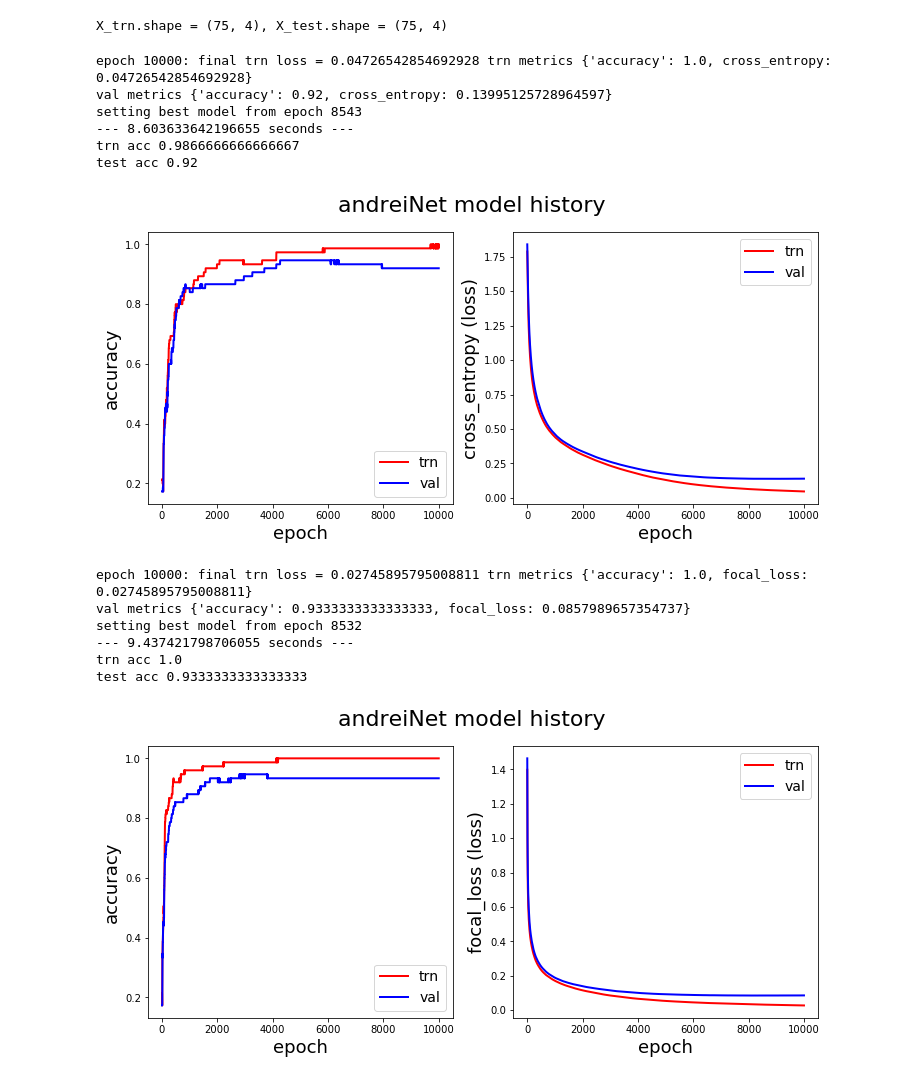
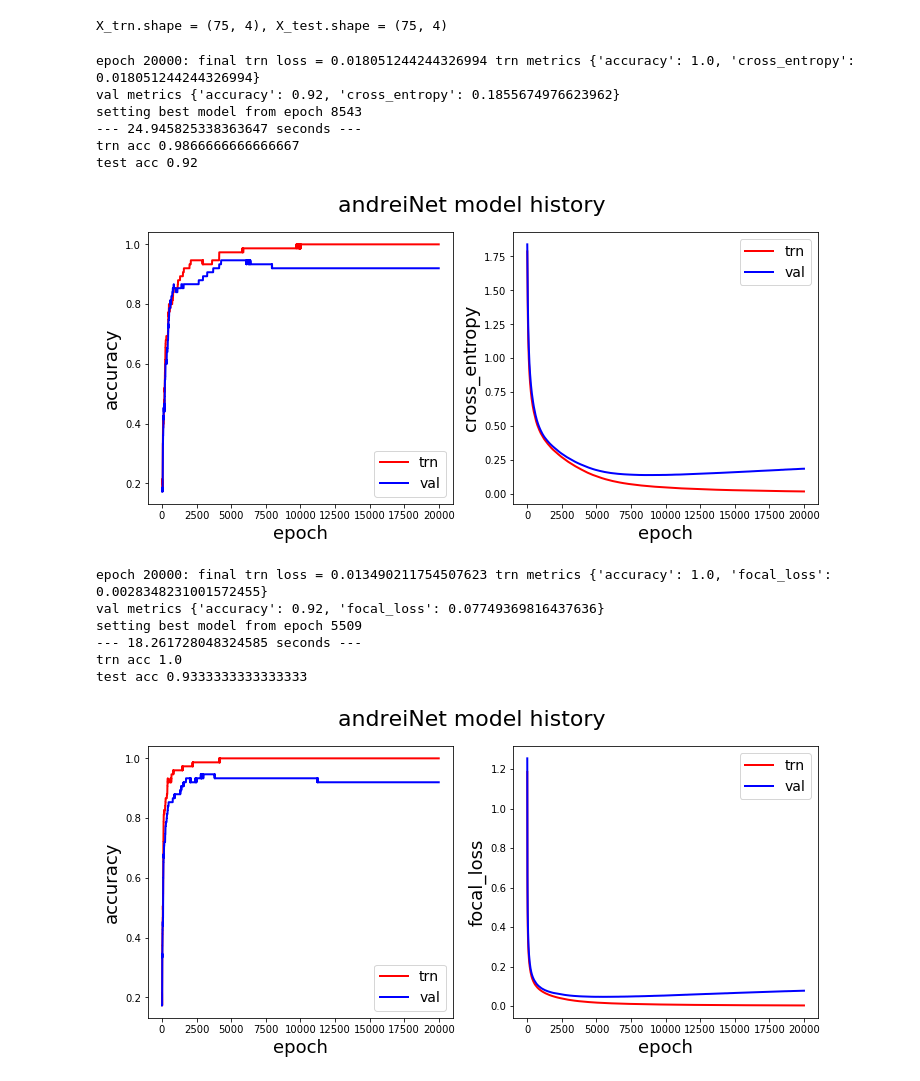
Before and after one commit to amourav/neural_network_from_scratch, a Jupyter notebook: neural_network_demo_classification_FocalLoss.ipynb, the cells around one changed output. Saved outputs shown, nothing was run; the diff lists cells and outputs as text; code cells hidden in the pictures.

Commit message:
metrics updated from func to class

```diff
--- a/neural_network_demo_classification_FocalLoss.ipynb
+++ b/neural_network_demo_classification_FocalLoss.ipynb
@@ -129,7 +129,7 @@ activation = 'relu'
 batch_size = 50
 random_state = 0
 lr = 0.001
-n_epochs = 10000
+n_epochs = 20000
 weight_init = 'he_norm'
 hidden_layers = (20, 20, )
 # %%
@@ -167,33 +167,33 @@ print("--- %s seconds ---" % (delta_1))
 print('trn acc', accuracy(y_pred_trn, y_trn))
 print('test acc', accuracy(y_pred_test, y_test))
 # %% [output]
-epoch 10000: final trn loss = 0.04726542854692928 trn metrics {'accuracy': 1.0, cross_entropy: 0.04726542854692928}
-val metrics {'accuracy': 0.92, cross_entropy: 0.13995125728964597}
+epoch 20000: final trn loss = 0.018051244244326994 trn metrics {'accuracy': 1.0, 'cross_entropy': 0.018051244244326994}
+val metrics {'accuracy': 0.92, 'cross_entropy': 0.1855674976623962}
 setting best model from epoch 8543
---- 8.603633642196655 seconds ---
+--- 24.945825338363647 seconds ---
 trn acc 0.9866666666666667
 test acc 0.92
 # %%
 # Plot neural network history
 fig_size = (12, 5)
-x_axis = np.arange(len(nn.trn_metric_hist[loss]))
+x_axis = np.arange(len(nn.trn_metric_hist[str(loss)]))
 metrics = nn.trn_metric_hist.keys()
 fig, axs = plt.subplots(1, 2, figsize=fig_size)
 
 for i, metric in enumerate(metrics):
     axs[i].plot(x_axis, nn.trn_metric_hist[metric], c='r', linewidth=2, label='trn')
     axs[i].plot(x_axis, nn.val_metric_hist[metric], c='b', linewidth=2, label='val')
     axs[i].set_xlabel('epoch', fontsize=18)
     axs[i].set_ylabel(metric, fontsize=18)
     if metric == loss:
         axs[i].set_ylabel(str(metric)+' (loss)',
                           fontsize=18)
     axs[i].legend(prop={'size': 14})
 
 plt.suptitle('andreiNet model history', fontsize=22)
 plt.show()
 # %% [output]
-[figure, old version]
+[figure, new version]
 # %%
 loss = FocalLoss(gamma=1.0) #'cross_entropy'
 
@@ -230,16 +230,16 @@ print("--- %s seconds ---" % (delta_1))
 print('trn acc', accuracy(y_pred_trn, y_trn))
 print('test acc', accuracy(y_pred_test, y_test))
 # %% [output]
-epoch 10000: final trn loss = 0.02745895795008811 trn metrics {'accuracy': 1.0, focal_loss: 0.02745895795008811}
-val metrics {'accuracy': 0.9333333333333333, focal_loss: 0.0857989657354737}
-setting best model from epoch 8532
---- 9.437421798706055 seconds ---
+epoch 20000: final trn loss = 0.013490211754507623 trn metrics {'accuracy': 1.0, 'focal_loss': 0.0028348231001572455}
+val metrics {'accuracy': 0.92, 'focal_loss': 0.07749369816437636}
+setting best model from epoch 5509
+--- 18.261728048324585 seconds ---
 trn acc 1.0
 test acc 0.9333333333333333
 # %%
 # Plot neural network history
 fig_size = (12, 5)
-x_axis = np.arange(len(nn.trn_metric_hist[loss]))
+x_axis = np.arange(len(nn.trn_metric_hist[str(loss)]))
 metrics = nn.trn_metric_hist.keys()
 fig, axs = plt.subplots(1, 2, figsize=fig_size)
 
@@ -256,4 +256,4 @@ for i, metric in enumerate(metrics):
 plt.suptitle('andreiNet model history', fontsize=22)
 plt.show()
 # %% [output]
-[figure, old version]
+[figure, new version]
```
Also changed, not shown: 2 other files.
